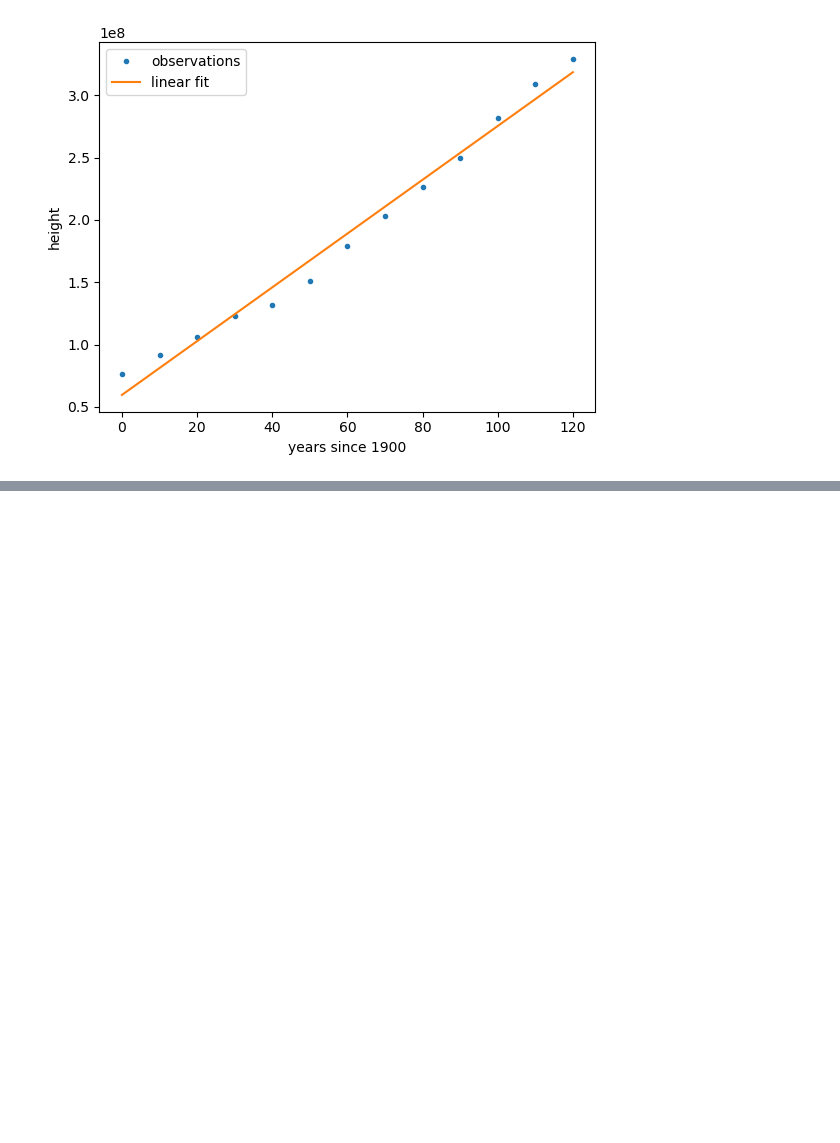
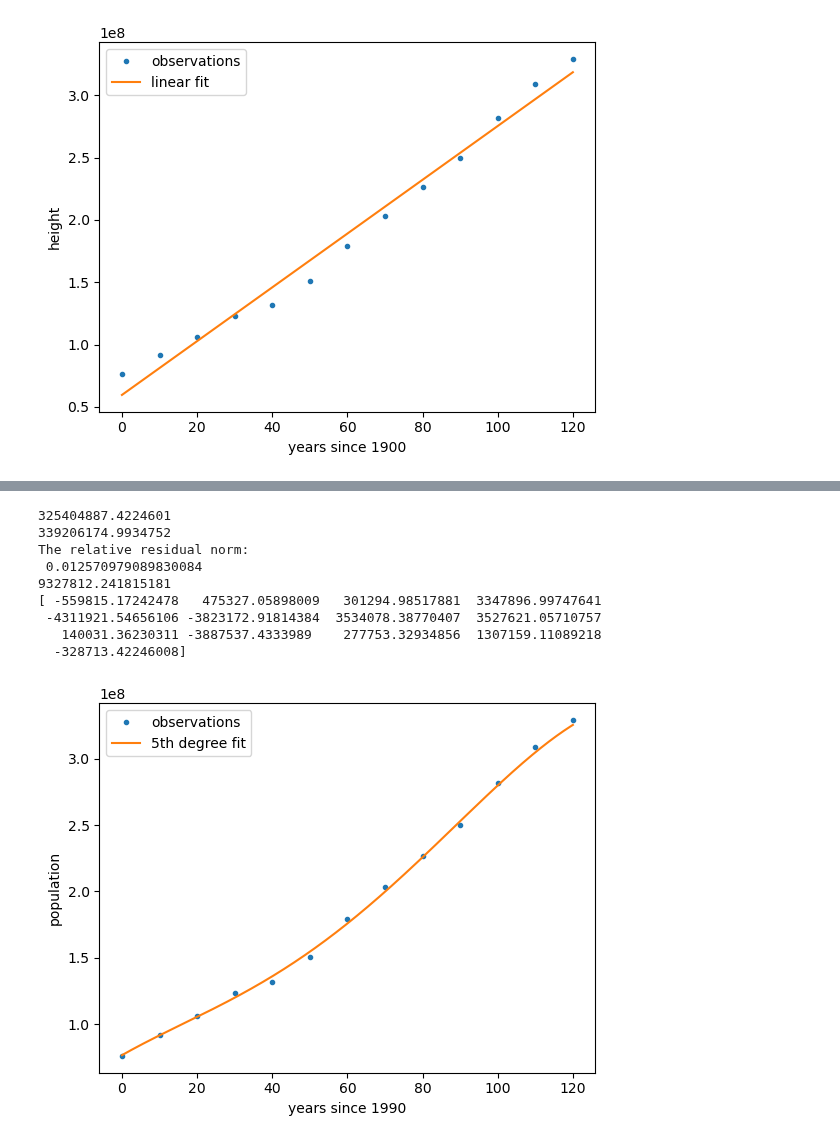
Before and after one commit to jlang61/cs111, a Jupyter notebook: cs111-hw/hw_5.ipynb, the cells around one changed output, grey strips where cells are left out. Cells and saved outputs as stored; diff of their text form; code cells hidden in the pictures; blank space fills up the shorter version.

```diff
--- a/cs111-hw/hw_5.ipynb
+++ b/cs111-hw/hw_5.ipynb
@@ -62,0 +176,47 @@ plt.legend(('observations', 'linear fit'))
+# %%
+t = date
+y = population
+
+m = len(y)
+A = np.ones((m,6))
+
+A[:,1] = t
+A[:,2] = t ** 2
+A[:,3] = t ** 3
+A[:,4] = t ** 4
+A[:,5] = t ** 5
+
+x = npla.lstsq(A,y, rcond= None)[0]
+#print(x)
+
+%matplotlib inline
+plt.figure()
+plt.plot(t,y,'.')
+
+polyt = np.linspace(0,120,num=1000)
+polyy = x[0] + x[1]*polyt + x[2]*polyt**2 + x[3] * polyt **3 + x[4] * polyt ** 4 + x[5] * polyt ** 5
+
+plt.plot(polyt,polyy)
+plt.xlabel('years since 1990')
+plt.ylabel('population')
+plt.legend(('observations', '5th degree fit'))
+d = 120
+print(x[0] + d * x[1] + (d **2) * x[2] + (d ** 3) * x[3] + (d ** 4) * x[4] + (d ** 5) * x[5])
+
+d = 130
+print(x[0] + d * x[1] + (d **2) * x[2] + (d ** 3) * x[3] + (d ** 4) * x[4] + (d ** 5) * x[5])
+
+print('The relative residual norm:\n', npla.norm(y - A@x)/npla.norm(y))
+print(npla.norm(y - A@x))
+print(y - A @x)
+# %% [output]
+325404887.4224601
+339206174.9934752
+The relative residual norm:
+ 0.012570979089830084
+9327812.241815181
+[ -559815.17242478   475327.05898009   301294.98517881  3347896.99747641
+ -4311921.54656106 -3823172.91814384  3534078.38770407  3527621.05710757
+   140031.36230311 -3887537.4333989    277753.32934856  1307159.11089218
+  -328713.42246008]
+[figure, added]
```
Also changed, not shown: parts of 8 cells of this notebook, 1 other file.
